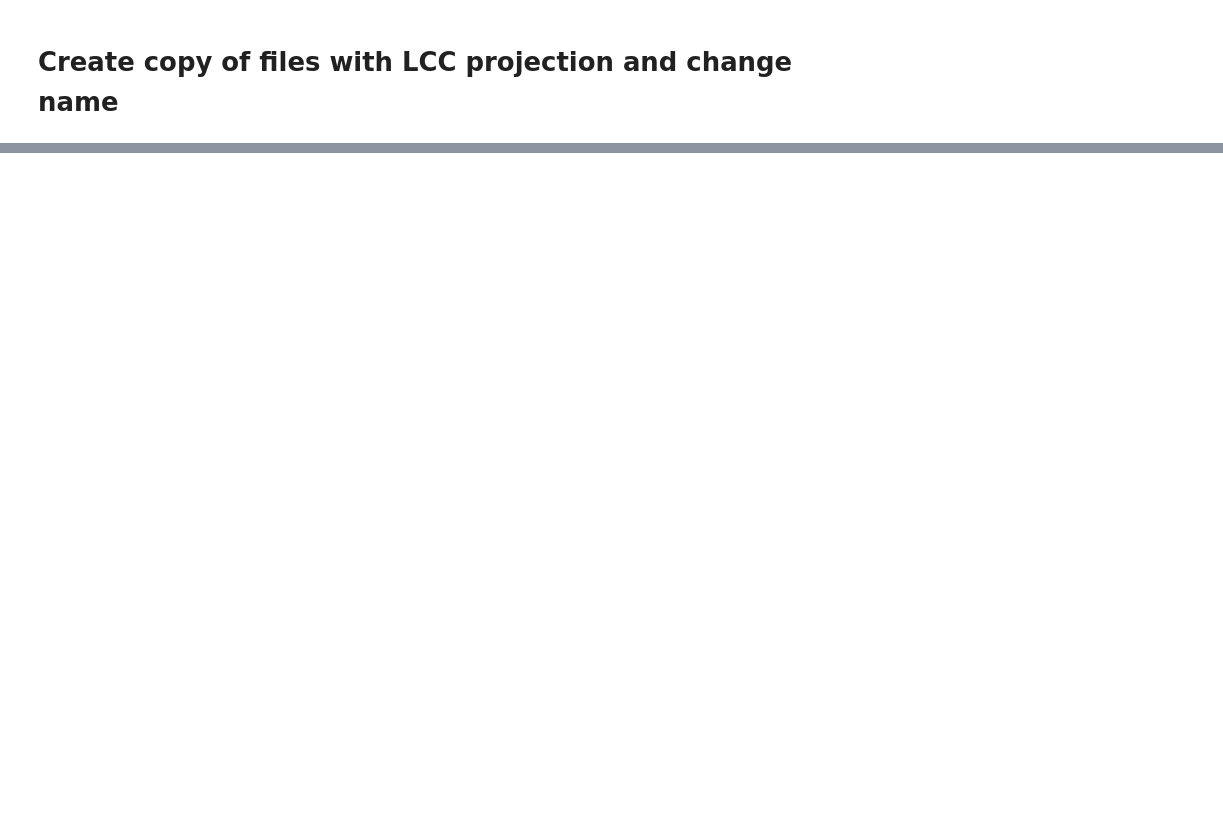
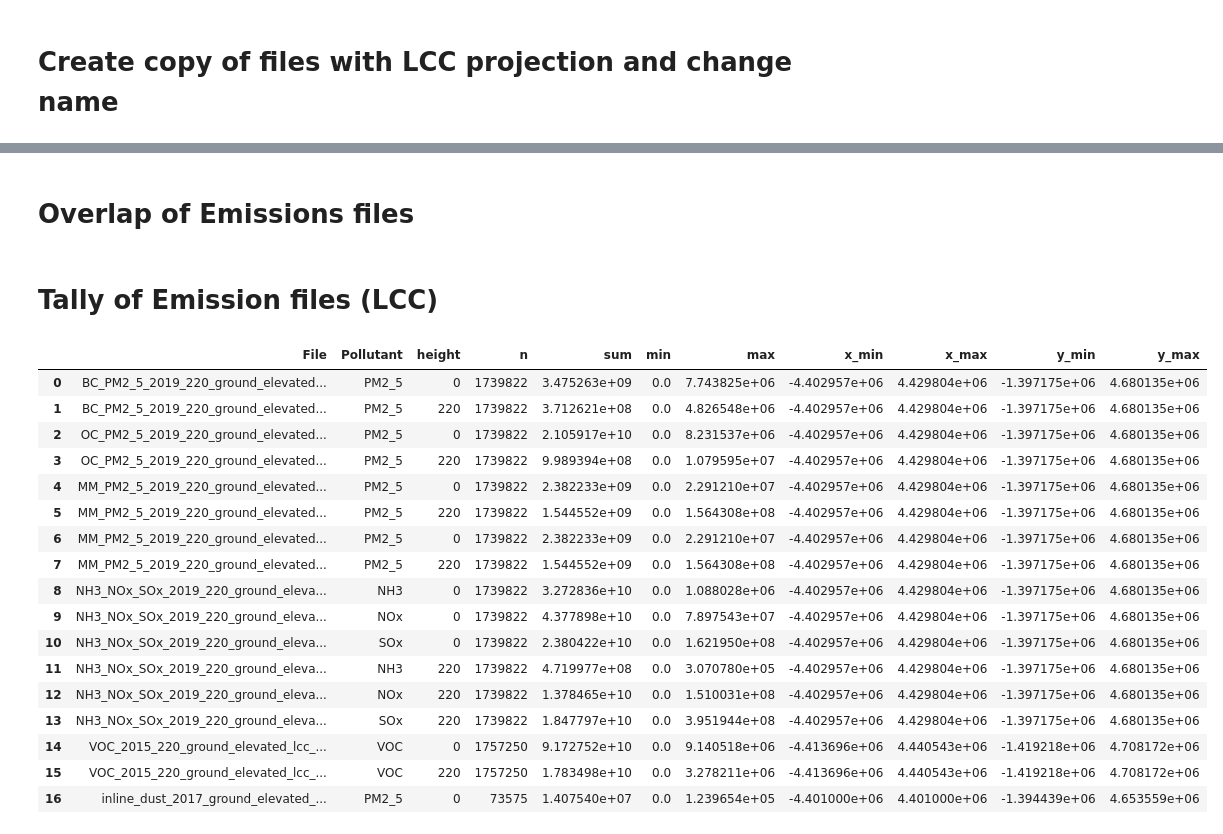
Before and after one commit to lrojasm407/PAVITRA, a Jupyter notebook: Process Emission Files V3 - Year .ipynb, the cells around one changed output, grey strips where cells are left out. Saved outputs shown, nothing was run; the diff lists cells and outputs as text; code cells hidden in the pictures; blank space fills up the shorter version.

Commit message:
Summary Tables for Emission Files

```diff
--- a/Process Emission Files V3 - Year .ipynb
+++ b/Process Emission Files V3 - Year .ipynb
@@ -568,3 +598,5 @@ for file in files:
 
     # Save the GeoDataFrame with the new suffix
     gdf.to_file('Validation_Data/2017_WRF_ground_combined_ug_m3_lcc.shp')
+# %% [markdown]
+# Overlap of Emissions files
@@ -570,0 +608,23 @@ for file in files:
+# %% [markdown]
+# Tally of Emission files (LCC)
+# %%
+ls
+# %% [output]
+|  | File | Pollutant | height | n | sum | min | max | x_min | x_max | y_min | y_max |
+| 0 | BC_PM2_5_2019_220_ground_elevated... | PM2_5 | 0 | 1739822 | 3.475263e+09 | 0.0 | 7.743825e+06 | -4.402957e+06 | 4.429804e+06 | -1.397175e+06 | 4.680135e+06 |
+| 1 | BC_PM2_5_2019_220_ground_elevated... | PM2_5 | 220 | 1739822 | 3.712621e+08 | 0.0 | 4.826548e+06 | -4.402957e+06 | 4.429804e+06 | -1.397175e+06 | 4.680135e+06 |
+| 2 | OC_PM2_5_2019_220_ground_elevated... | PM2_5 | 0 | 1739822 | 2.105917e+10 | 0.0 | 8.231537e+06 | -4.402957e+06 | 4.429804e+06 | -1.397175e+06 | 4.680135e+06 |
+| 3 | OC_PM2_5_2019_220_ground_elevated... | PM2_5 | 220 | 1739822 | 9.989394e+08 | 0.0 | 1.079595e+07 | -4.402957e+06 | 4.429804e+06 | -1.397175e+06 | 4.680135e+06 |
+| 4 | MM_PM2_5_2019_220_ground_elevated... | PM2_5 | 0 | 1739822 | 2.382233e+09 | 0.0 | 2.291210e+07 | -4.402957e+06 | 4.429804e+06 | -1.397175e+06 | 4.680135e+06 |
+| 5 | MM_PM2_5_2019_220_ground_elevated... | PM2_5 | 220 | 1739822 | 1.544552e+09 | 0.0 | 1.564308e+08 | -4.402957e+06 | 4.429804e+06 | -1.397175e+06 | 4.680135e+06 |
+| 6 | MM_PM2_5_2019_220_ground_elevated... | PM2_5 | 0 | 1739822 | 2.382233e+09 | 0.0 | 2.291210e+07 | -4.402957e+06 | 4.429804e+06 | -1.397175e+06 | 4.680135e+06 |
+| 7 | MM_PM2_5_2019_220_ground_elevated... | PM2_5 | 220 | 1739822 | 1.544552e+09 | 0.0 | 1.564308e+08 | -4.402957e+06 | 4.429804e+06 | -1.397175e+06 | 4.680135e+06 |
+| 8 | NH3_NOx_SOx_2019_220_ground_eleva... | NH3 | 0 | 1739822 | 3.272836e+10 | 0.0 | 1.088028e+06 | -4.402957e+06 | 4.429804e+06 | -1.397175e+06 | 4.680135e+06 |
+| 9 | NH3_NOx_SOx_2019_220_ground_eleva... | NOx | 0 | 1739822 | 4.377898e+10 | 0.0 | 7.897543e+07 | -4.402957e+06 | 4.429804e+06 | -1.397175e+06 | 4.680135e+06 |
+| 10 | NH3_NOx_SOx_2019_220_ground_eleva... | SOx | 0 | 1739822 | 2.380422e+10 | 0.0 | 1.621950e+08 | -4.402957e+06 | 4.429804e+06 | -1.397175e+06 | 4.680135e+06 |
+| 11 | NH3_NOx_SOx_2019_220_ground_eleva... | NH3 | 220 | 1739822 | 4.719977e+08 | 0.0 | 3.070780e+05 | -4.402957e+06 | 4.429804e+06 | -1.397175e+06 | 4.680135e+06 |
+| 12 | NH3_NOx_SOx_2019_220_ground_eleva... | NOx | 220 | 1739822 | 1.378465e+10 | 0.0 | 1.510031e+08 | -4.402957e+06 | 4.429804e+06 | -1.397175e+06 | 4.680135e+06 |
+| 13 | NH3_NOx_SOx_2019_220_ground_eleva... | SOx | 220 | 1739822 | 1.847797e+10 | 0.0 | 3.951944e+08 | -4.402957e+06 | 4.429804e+06 | -1.397175e+06 | 4.680135e+06 |
+| 14 | VOC_2015_220_ground_elevated_lcc_... | VOC | 0 | 1757250 | 9.172752e+10 | 0.0 | 9.140518e+06 | -4.413696e+06 | 4.440543e+06 | -1.419218e+06 | 4.708172e+06 |
+| 15 | VOC_2015_220_ground_elevated_lcc_... | VOC | 220 | 1757250 | 1.783498e+10 | 0.0 | 3.278211e+06 | -4.413696e+06 | 4.440543e+06 | -1.419218e+06 | 4.708172e+06 |
+| 16 | inline_dust_2017_ground_elevated_... | PM2_5 | 0 | 73575 | 1.407540e+07 | 0.0 | 1.239654e+05 | -4.401000e+06 | 4.401000e+06 | -1.394439e+06 | 4.653559e+06 |
```
Also changed, not shown: parts of 6 cells of this notebook.
